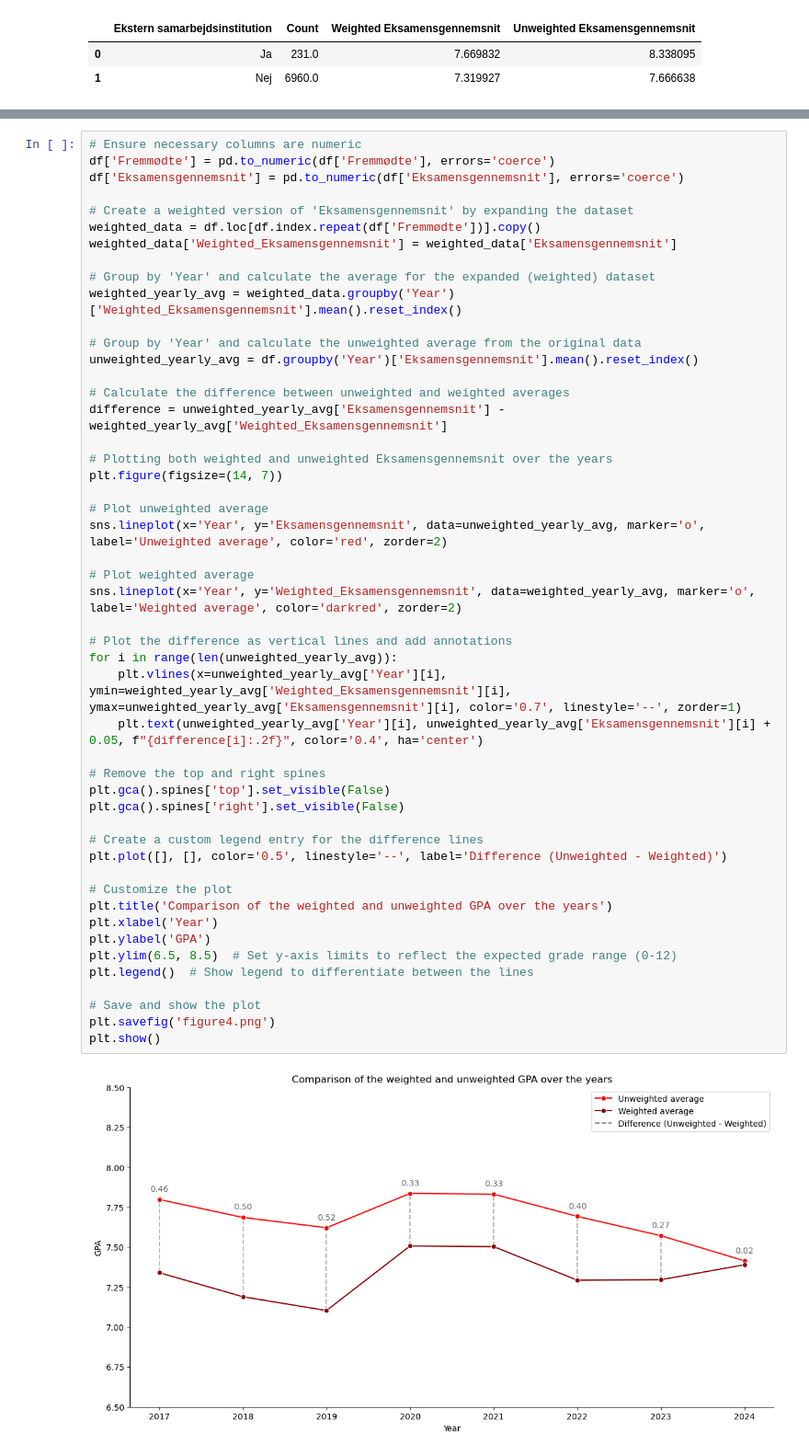
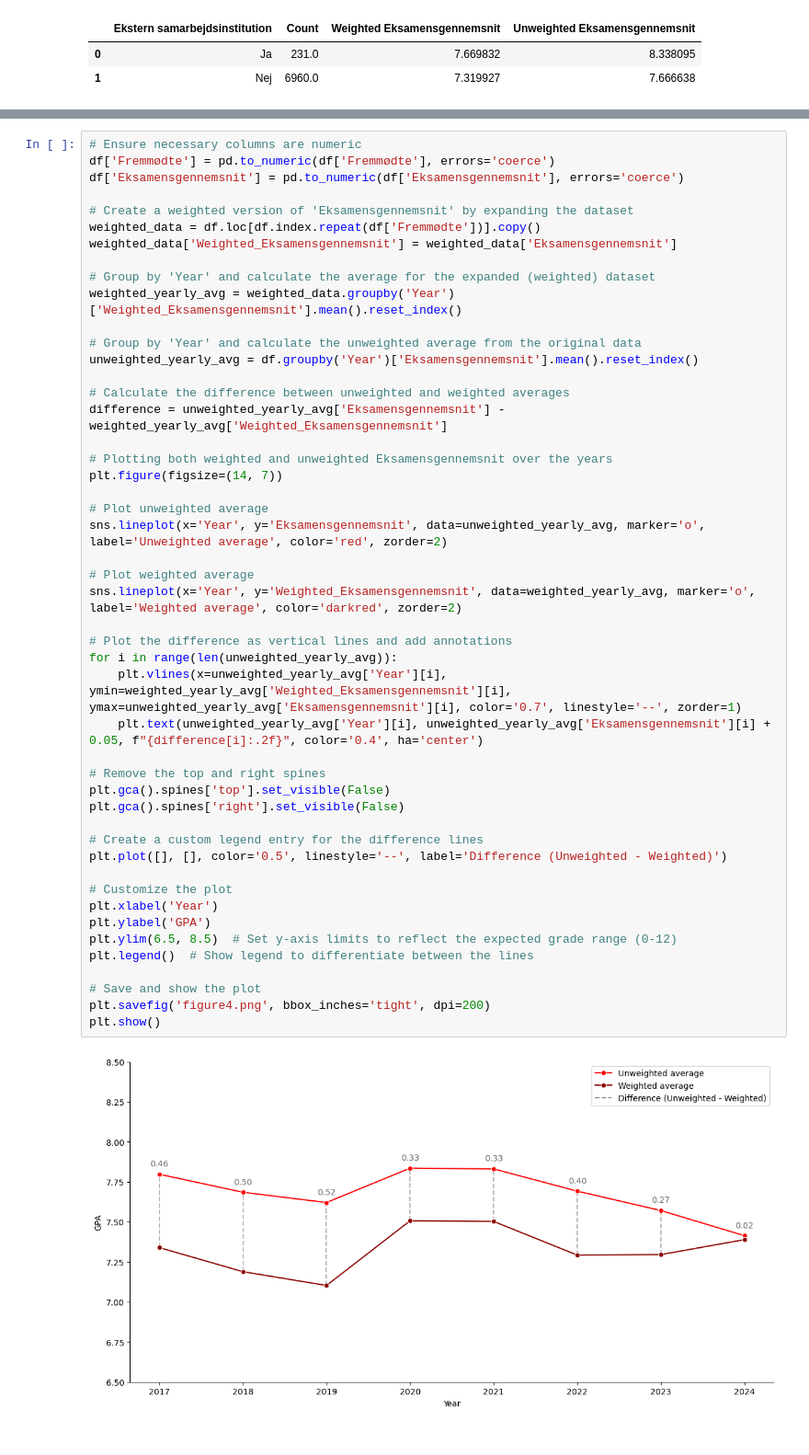
Before and after one commit to fmb622/isds2024exam, a Jupyter notebook: plots.ipynb, the cells around one changed output, grey strips where cells are left out. Shown at 92% size. Drawn from its saved outputs; the diff is of its cells as text.

```diff
--- a/plots.ipynb
+++ b/plots.ipynb
@@ -261,36 +247,35 @@ difference = unweighted_yearly_avg['Eksamensgennemsnit'] - weighted_yearly_avg['
 # Plotting both weighted and unweighted Eksamensgennemsnit over the years
 plt.figure(figsize=(14, 7))
 
 # Plot unweighted average
 sns.lineplot(x='Year', y='Eksamensgennemsnit', data=unweighted_yearly_avg, marker='o', label='Unweighted average', color='red', zorder=2)
 
 # Plot weighted average
 sns.lineplot(x='Year', y='Weighted_Eksamensgennemsnit', data=weighted_yearly_avg, marker='o', label='Weighted average', color='darkred', zorder=2)
 
 # Plot the difference as vertical lines and add annotations
 for i in range(len(unweighted_yearly_avg)):
     plt.vlines(x=unweighted_yearly_avg['Year'][i], ymin=weighted_yearly_avg['Weighted_Eksamensgennemsnit'][i], ymax=unweighted_yearly_avg['Eksamensgennemsnit'][i], color='0.7', linestyle='--', zorder=1)
     plt.text(unweighted_yearly_avg['Year'][i], unweighted_yearly_avg['Eksamensgennemsnit'][i] + 0.05, f"{difference[i]:.2f}", color='0.4', ha='center')
 
 # Remove the top and right spines
 plt.gca().spines['top'].set_visible(False)
 plt.gca().spines['right'].set_visible(False)
 
 # Create a custom legend entry for the difference lines
 plt.plot([], [], color='0.5', linestyle='--', label='Difference (Unweighted - Weighted)')
 
 # Customize the plot
-plt.title('Comparison of the weighted and unweighted GPA over the years')
 plt.xlabel('Year')
 plt.ylabel('GPA')
 plt.ylim(6.5, 8.5)  # Set y-axis limits to reflect the expected grade range (0-12)
 plt.legend()  # Show legend to differentiate between the lines
 
 # Save and show the plot
-plt.savefig('figure4.png')
+plt.savefig('figure4.png', bbox_inches='tight', dpi=200)
 plt.show()
 # %% [output]
-[figure, old version]
+[figure, new version]
 # %%
 # Ensure necessary columns are numeric
 df['Fremmødte'] = pd.to_numeric(df['Fremmødte'], errors='coerce')
```
Also changed, not shown: parts of 5 cells of this notebook, 7 other files.
